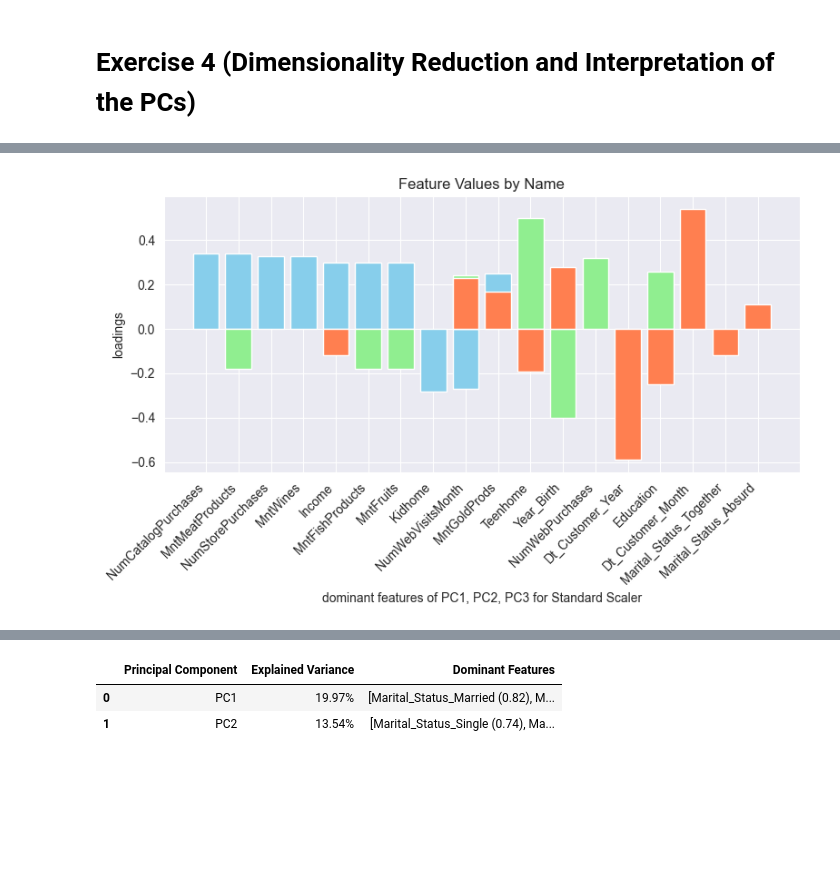
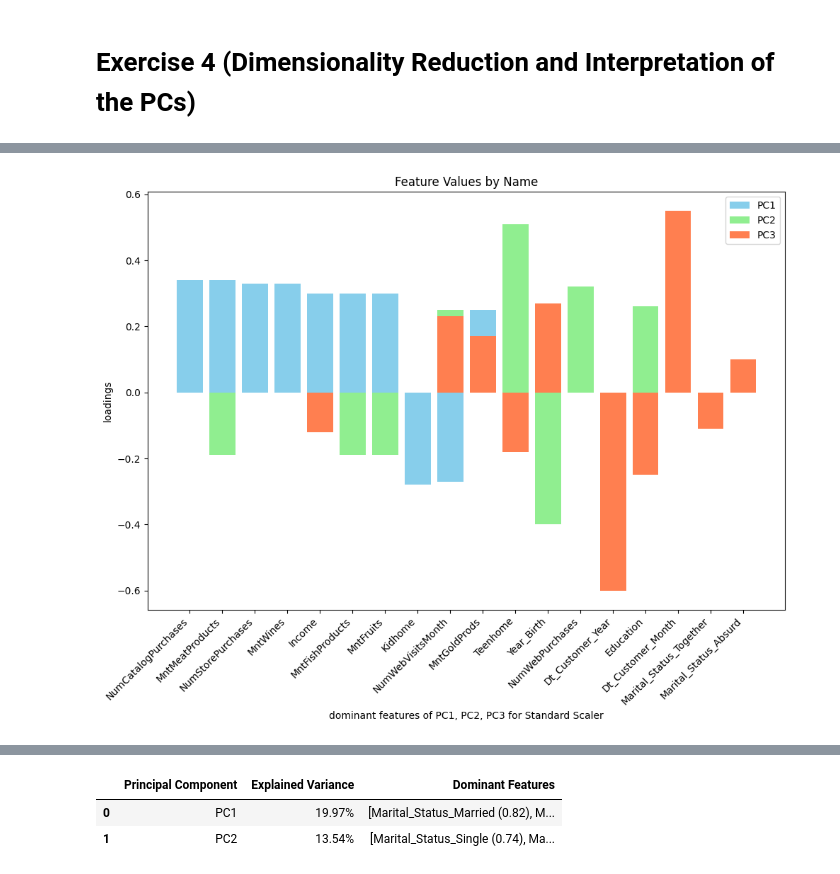
Before and after one commit to Sepehr-A/CLA_Project, a Jupyter notebook: PCA_HW/PCA_HW_NEW.ipynb, the cells around one changed output, grey strips where cells are left out. Drawn from its saved outputs; the diff is of its cells as text; code cells hidden in the pictures; blank space fills up the shorter version.

```diff
--- a/PCA_HW/PCA_HW_NEW.ipynb
+++ b/PCA_HW/PCA_HW_NEW.ipynb
@@ -362,13 +369,9 @@ array([0.21122128, 0.28337244, 0.35272527])
 # %%
 def get_dominant_features(pca, feature_names, num_top_features=10):
     """
-    Function to identify dominant features for each principal component.
-    :param pca: Fitted PCA object
-    :param feature_names: List of original feature names
-    :param num_top_features: Number of top features to list for each component
     :return: DataFrame with dominant features for each PC
     """
-    components = pca.components_
+    components = pca.components_ # Access the principal components from the PCA object.
     dominant_features = []
 
     for i, pc in enumerate(components):
@@ -382,9 +385,6 @@ def get_dominant_features(pca, feature_names, num_top_features=10):
 
 def create_summary_table(pca, dominant_features):
     """
-    Function to create a summary table for PCA results.
-    :param pca: Fitted PCA object
-    :param dominant_features: DataFrame with dominant features for each PC
     :return: Summary DataFrame
     """
     explained_variance = [f"{var:.2%}" for var in pca.explained_variance_ratio_]
@@ -403,24 +403,25 @@ summary_table_mm = create_summary_table(pca_mm, dominant_features_mm)
 # %%
 name1 = dominant_features_std.iloc[0,].str.extract(r'^(.*) \(')[0]
 values1 = dominant_features_std.iloc[0,].str.extract(r'\(([-0-9.]+)\)')[0].astype(float)
 name2 = dominant_features_std.iloc[1,].str.extract(r'^(.*) \(')[0]
 values2 = dominant_features_std.iloc[1,].str.extract(r'\(([-0-9.]+)\)')[0].astype(float)
 name3 = dominant_features_std.iloc[2,].str.extract(r'^(.*) \(')[0]
 values3 = dominant_features_std.iloc[2,].str.extract(r'\(([-0-9.]+)\)')[0].astype(float)
 
 
-plt.figure(figsize=(8, 5))
-bars = plt.bar(name1, values1, color='skyblue')
-bars = plt.bar(name2, values2, color='lightgreen')
-bars = plt.bar(name3, values3, color='coral')
+plt.figure(figsize=(10, 8))
+bars = plt.bar(name1, values1, color='skyblue', label="PC1")
+bars = plt.bar(name2, values2, color='lightgreen', label="PC2")
+bars = plt.bar(name3, values3, color='coral', label="PC3")
 
 plt.xlabel('dominant features of PC1, PC2, PC3 for Standard Scaler')
 plt.ylabel('loadings')
 plt.xticks(rotation=45, ha="right")
 plt.title('Feature Values by Name')
+plt.legend()
 plt.tight_layout()
 # %% [output]
-[figure, old version]
+[figure, new version]
 # %%
 name1 = dominant_features_mm.iloc[0,].str.extract(r'^(.*) \(')[0]
 values1 = dominant_features_mm.iloc[0,].str.extract(r'\(([-0-9.]+)\)')[0].astype(float)
```
Also changed, not shown: parts of 14 cells of this notebook.
